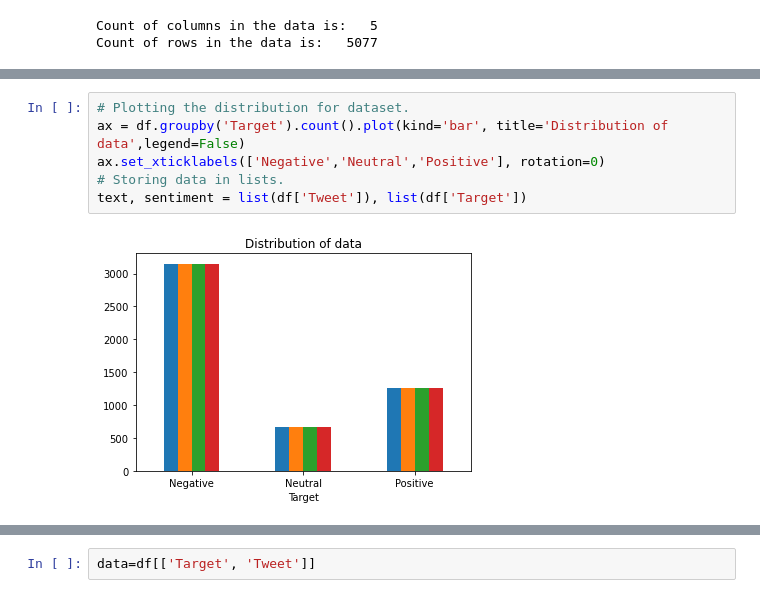
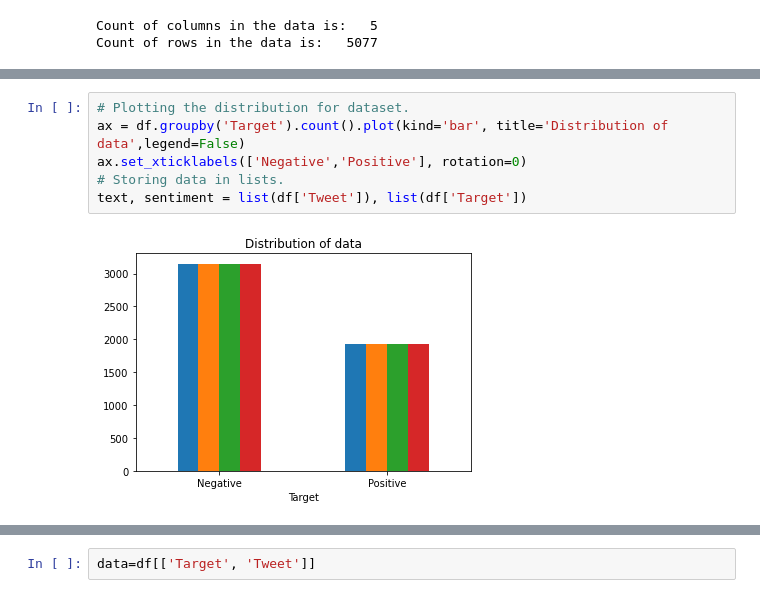
Before and after one commit to Nishant-Badgujar18/Twitter-Sentiment-Analysis-For-Product-Review, a Jupyter notebook: Twitter-Sentiment-Analysis.ipynb, the cells around one changed output, grey strips where cells are left out. Cells and saved outputs as stored; diff of their text form.

```diff
--- a/Twitter-Sentiment-Analysis.ipynb
+++ b/Twitter-Sentiment-Analysis.ipynb
@@ -106,11 +126,11 @@ Target
 # %%
 # Plotting the distribution for dataset.
 ax = df.groupby('Target').count().plot(kind='bar', title='Distribution of data',legend=False)
-ax.set_xticklabels(['Negative','Neutral','Positive'], rotation=0)
+ax.set_xticklabels(['Negative','Positive'], rotation=0)
 # Storing data in lists.
 text, sentiment = list(df['Tweet']), list(df['Target'])
 # %% [output]
-[figure, old version]
+[figure, new version]
 # %%
 import seaborn as sns
 sns.countplot(x='Target', data=df)
```
Also changed, not shown: parts of 54 cells of this notebook, 1 other file.
